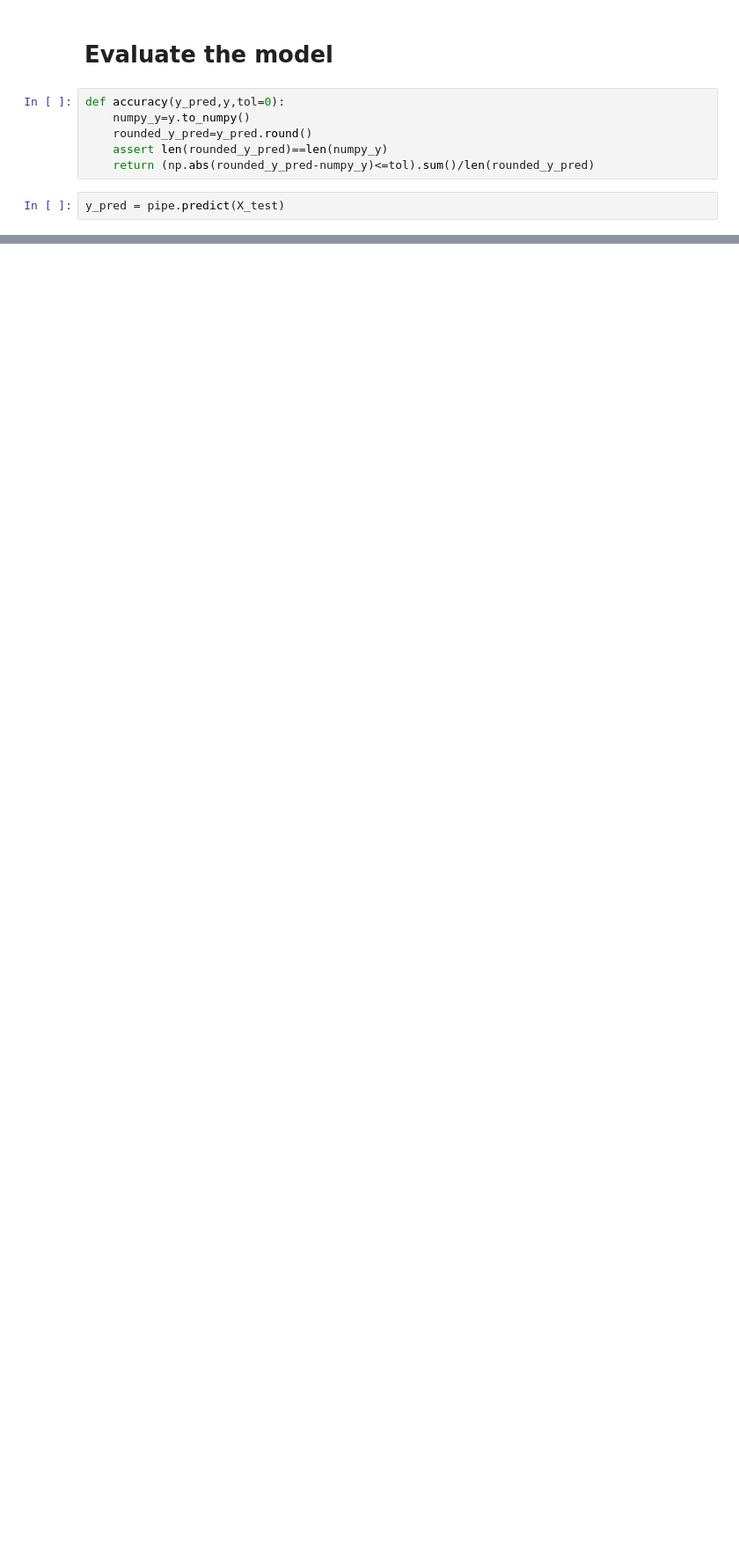
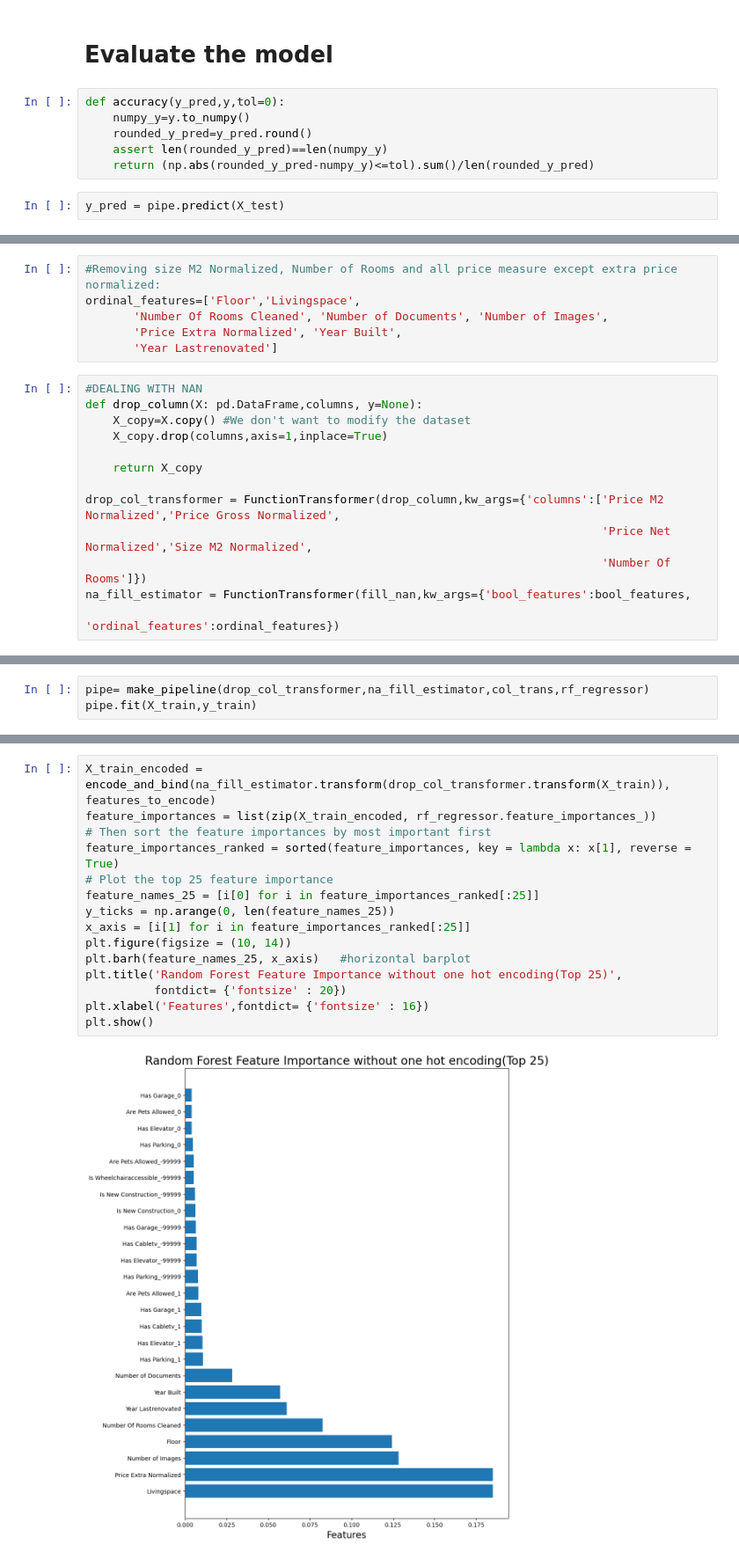
Before and after one commit to Germouche/ml-project, a Jupyter notebook: Random Forest.ipynb, the cells around one changed output, grey strips where cells are left out. Shown at 88% size. Cells and saved outputs as stored; diff of their text form; blank space fills up the shorter version.

```diff
--- a/Random Forest.ipynb
+++ b/Random Forest.ipynb
@@ -395,0 +399,19 @@ mean_squared_error(y_pred,y_test,squared=False)
+# %%
+#Removing size M2 Normalized, Number of Rooms and all price measure except extra price normalized:
+ordinal_features=['Floor','Livingspace',
+       'Number Of Rooms Cleaned', 'Number of Documents', 'Number of Images',
+       'Price Extra Normalized', 'Year Built',
+       'Year Lastrenovated']
+# %%
+#DEALING WITH NAN
+def drop_column(X: pd.DataFrame,columns, y=None):
+    X_copy=X.copy() #We don't want to modify the dataset
+    X_copy.drop(columns,axis=1,inplace=True)
+
+    return X_copy
+
+drop_col_transformer = FunctionTransformer(drop_column,kw_args={'columns':['Price M2 Normalized','Price Gross Normalized',
+                                                                           'Price Net Normalized','Size M2 Normalized',
+                                                                           'Number Of Rooms']})
+na_fill_estimator = FunctionTransformer(fill_nan,kw_args={'bool_features':bool_features,
+                                                          'ordinal_features':ordinal_features})
@@ -395,0 +420,3 @@ mean_squared_error(y_pred,y_test,squared=False)
+# %%
+pipe= make_pipeline(drop_col_transformer,na_fill_estimator,col_trans,rf_regressor)
+pipe.fit(X_train,y_train)
@@ -395,0 +441,17 @@ mean_squared_error(y_pred,y_test,squared=False)
+# %%
+X_train_encoded = encode_and_bind(na_fill_estimator.transform(drop_col_transformer.transform(X_train)), features_to_encode)
+feature_importances = list(zip(X_train_encoded, rf_regressor.feature_importances_))
+# Then sort the feature importances by most important first
+feature_importances_ranked = sorted(feature_importances, key = lambda x: x[1], reverse = True)
+# Plot the top 25 feature importance
+feature_names_25 = [i[0] for i in feature_importances_ranked[:25]]
+y_ticks = np.arange(0, len(feature_names_25))
+x_axis = [i[1] for i in feature_importances_ranked[:25]]
+plt.figure(figsize = (10, 14))
+plt.barh(feature_names_25, x_axis)   #horizontal barplot
+plt.title('Random Forest Feature Importance without one hot encoding(Top 25)',
+          fontdict= {'fontsize' : 20})
+plt.xlabel('Features',fontdict= {'fontsize' : 16})
+plt.show()
+# %% [output]
+[figure, added]
```
Also changed, not shown: parts of 55 cells of this notebook.
